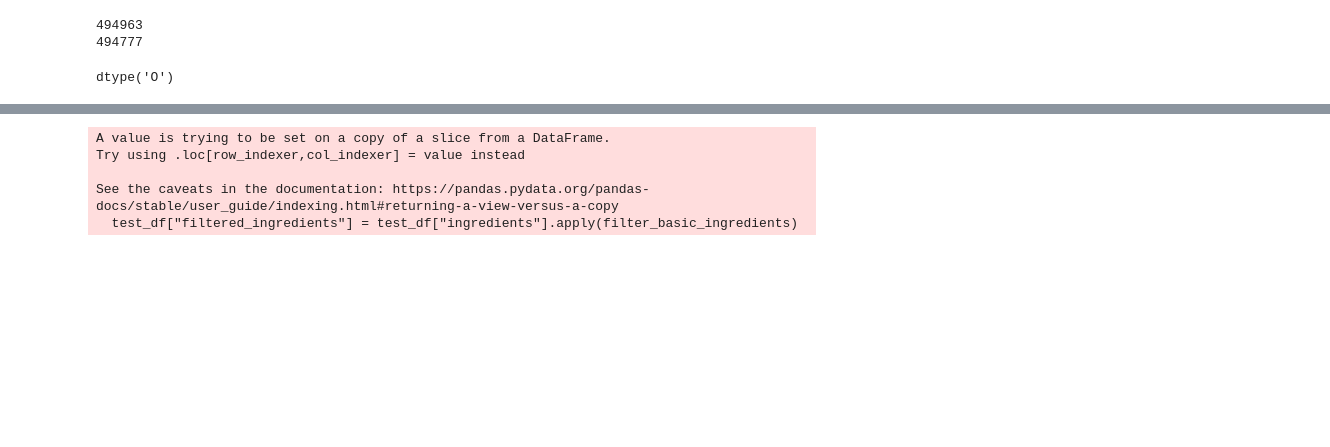
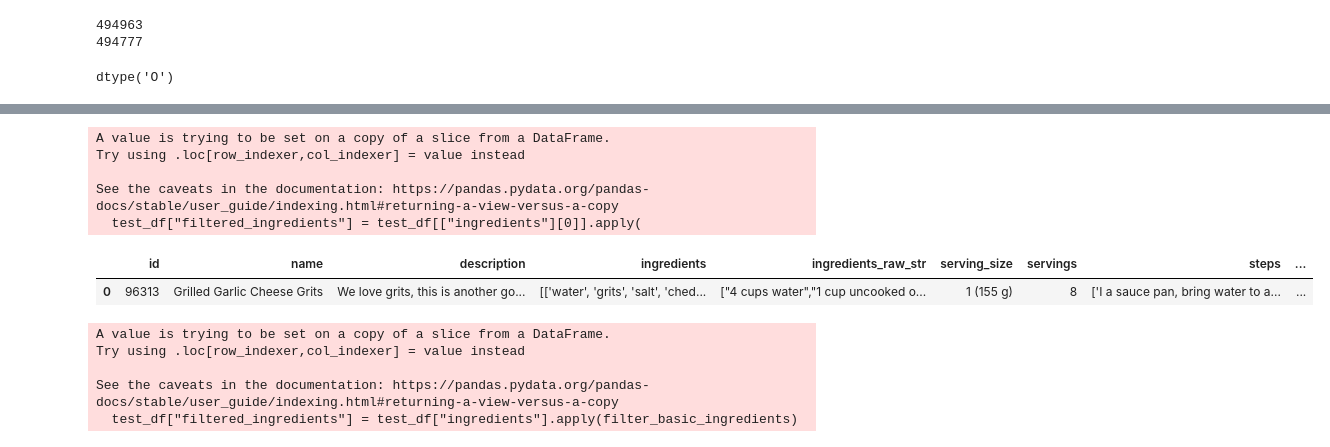
Before and after one commit to AishaShaf/recipe-recommender, a Jupyter notebook: data_cleaning.ipynb, the cells around one changed output, grey strips where cells are left out. Drawn from its saved outputs; the diff is of its cells as text; code cells hidden in the pictures; blank space fills up the shorter version.

```diff
--- a/data_cleaning.ipynb
+++ b/data_cleaning.ipynb
@@ -68,3 +86,32 @@ test_df
+# %%
+def filter_basic_ingredients(ingredient_list):
+    basic_ingredients = [
+        "salt",
+        "oil",
+        "water",
+    ]  # Removed the extra double quote in 'salt'
+
+    return [
+        ingredient
+        for ingredient in ingredient_list
+        if ingredient.lower() in basic_ingredients
+    ]  # Use lower() to perform case-insensitive comparison
+
+
+test_df["filtered_ingredients"] = test_df[["ingredients"][0]].apply(
+    filter_basic_ingredients
+)
+
+# Display the modified DataFrame
+test_df.head(1)
+# %% [output]
+A value is trying to be set on a copy of a slice from a DataFrame.
+Try using .loc[row_indexer,col_indexer] = value instead
+
+See the caveats in the documentation: https://pandas.pydata.org/pandas-docs/stable/user_guide/indexing.html#returning-a-view-versus-a-copy
+  test_df["filtered_ingredients"] = test_df[["ingredients"][0]].apply(
+|  | id | name | description | ingredients | ingredients_raw_str | serving_size | servings | steps | ... |
+| 0 | 96313 | Grilled Garlic Cheese Grits | We love grits, this is another go... | [['water', 'grits', 'salt', 'ched... | ["4 cups water","1 cup uncooked o... | 1 (155 g) | 8 | ['I a sauce pan, bring water to a... | ... |
 # %%
 def filter_basic_ingredients(ingredient_list):
     basic_ingredients = ["salt", "oil", "water"]
```
Also changed, not shown: parts of 2 cells of this notebook.
